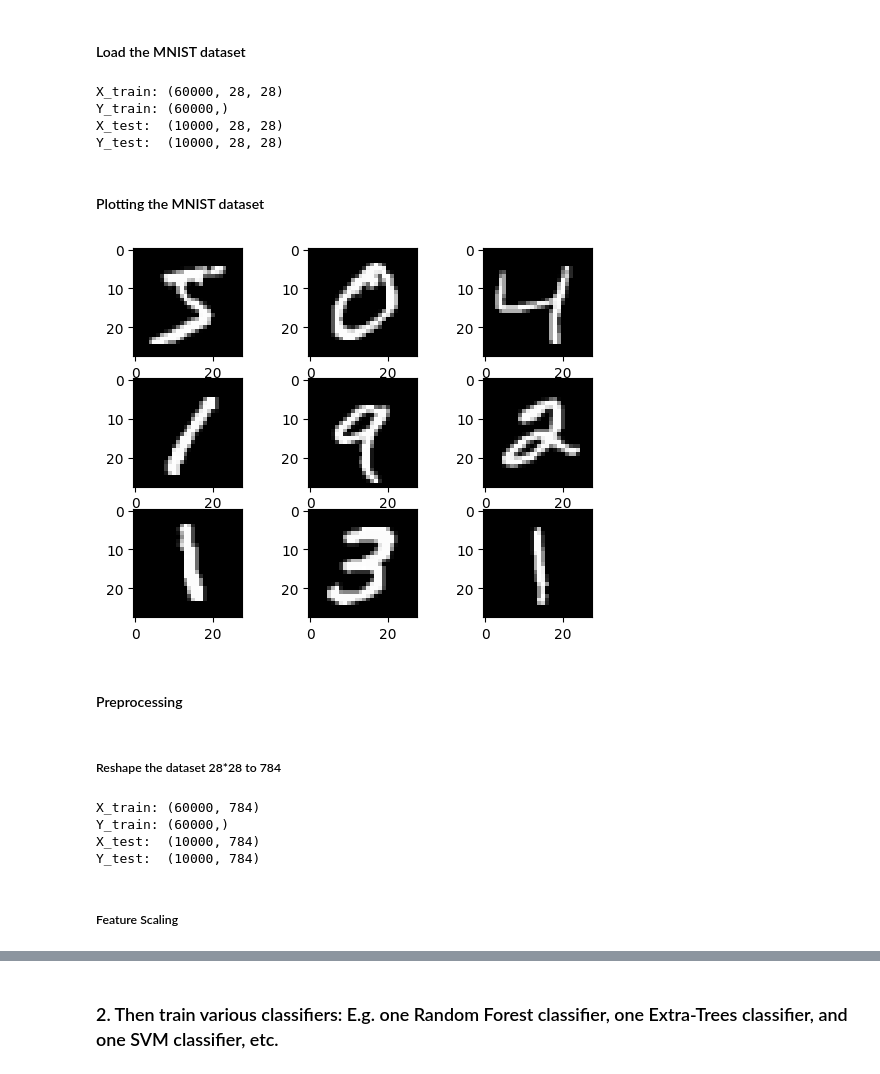
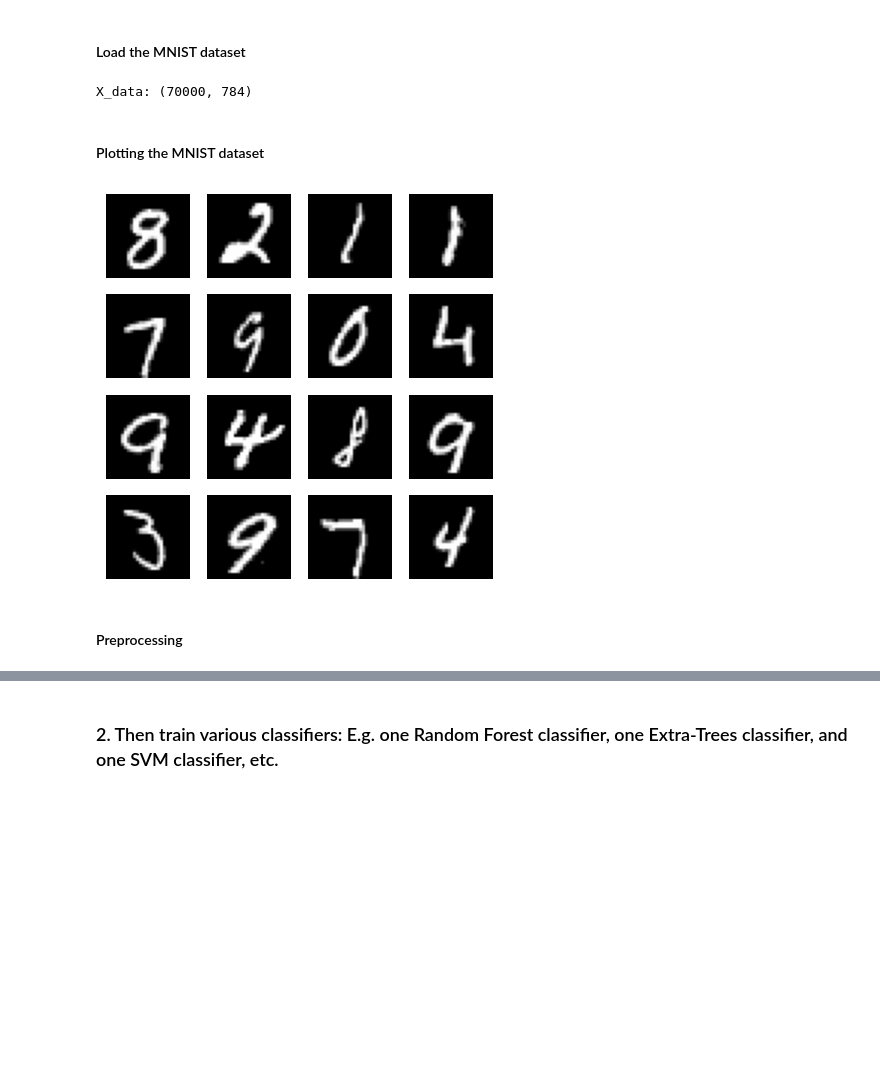
Before and after one commit to gin31259461/Python_ML, a Jupyter notebook: Mnist/ling_test.ipynb, the cells around one changed output, grey strips where cells are left out. Drawn from its saved outputs; the diff is of its cells as text; code cells hidden in the pictures; blank space fills up the shorter version.

Commit message:
update preprocessing on MNIST

```diff
--- a/Mnist/ling_test.ipynb
+++ b/Mnist/ling_test.ipynb
@@ -5,45 +5,30 @@
 ### 1. Load the MNIST dataset, and split it into a training set, a validation set, and a test set: 50,000 instances for training, 10,000 for validation, and 10,000 for testing.
 # %% [markdown]
 #### Load the MNIST dataset
-# %%
-from keras.datasets import mnist
-(X_train, y_train), (X_test, y_test) = mnist.load_data()
-
-print('X_train: ' + str(X_train.shape))
-print('Y_train: ' + str(y_train.shape))
-print('X_test:  '  + str(X_test.shape))
-print('Y_test:  '  + str(X_test.shape))
-# %% [output]
-X_train: (60000, 28, 28)
-Y_train: (60000,)
-X_test:  (10000, 28, 28)
-Y_test:  (10000, 28, 28)
+# %%
+from sklearn.datasets import fetch_openml
+mnist = fetch_openml("mnist_784", parser='auto')
+X_data = mnist['data']
+y_data = mnist['target']
+
+print('X_data: ' + str(X_data.shape))
+# %% [output]
+X_data: (70000, 784)
 # %% [markdown]
 #### Plotting the MNIST dataset
-# %%
-from matplotlib import pyplot
-for i in range(9):
-    pyplot.subplot(330 + 1 + i)
-    pyplot.imshow(X_train[i], cmap=pyplot.get_cmap('gray'))
-pyplot.show()
-# %% [output]
-[figure, removed]
+# %%
+import matplotlib.pyplot as plt
+import numpy as np
+
+fig, axes = plt.subplots(4, 4, figsize = (5,5))
+for row in axes:
+    for axe in row:
+        index = np.random.randint(70000)
+        img = X_data.values[index].reshape(28,28)
+        cloths = y_data.astype('int')[index]
+        axe.imshow(img, cmap='gray')
+        axe.set_axis_off()
+# %% [output]
+[figure, added]
 # %% [markdown]
 #### Preprocessing
-# %% [markdown]
-##### Reshape the dataset 28*28 to 784
-# %%
-X_train = X_train.reshape((-1, X_train.shape[1]*X_train.shape[2]))
-X_test = X_test.reshape((-1, X_test.shape[1]*X_test.shape[2]))
-
-print('X_train: ' + str(X_train.shape))
-print('Y_train: ' + str(y_train.shape))
-print('X_test:  '  + str(X_test.shape))
-print('Y_test:  '  + str(X_test.shape))
-# %% [output]
-X_train: (60000, 784)
-Y_train: (60000,)
-X_test:  (10000, 784)
-Y_test:  (10000, 784)
-# %% [markdown]
-##### Feature Scaling
```
Also changed, not shown: parts of 20 cells of this notebook.
